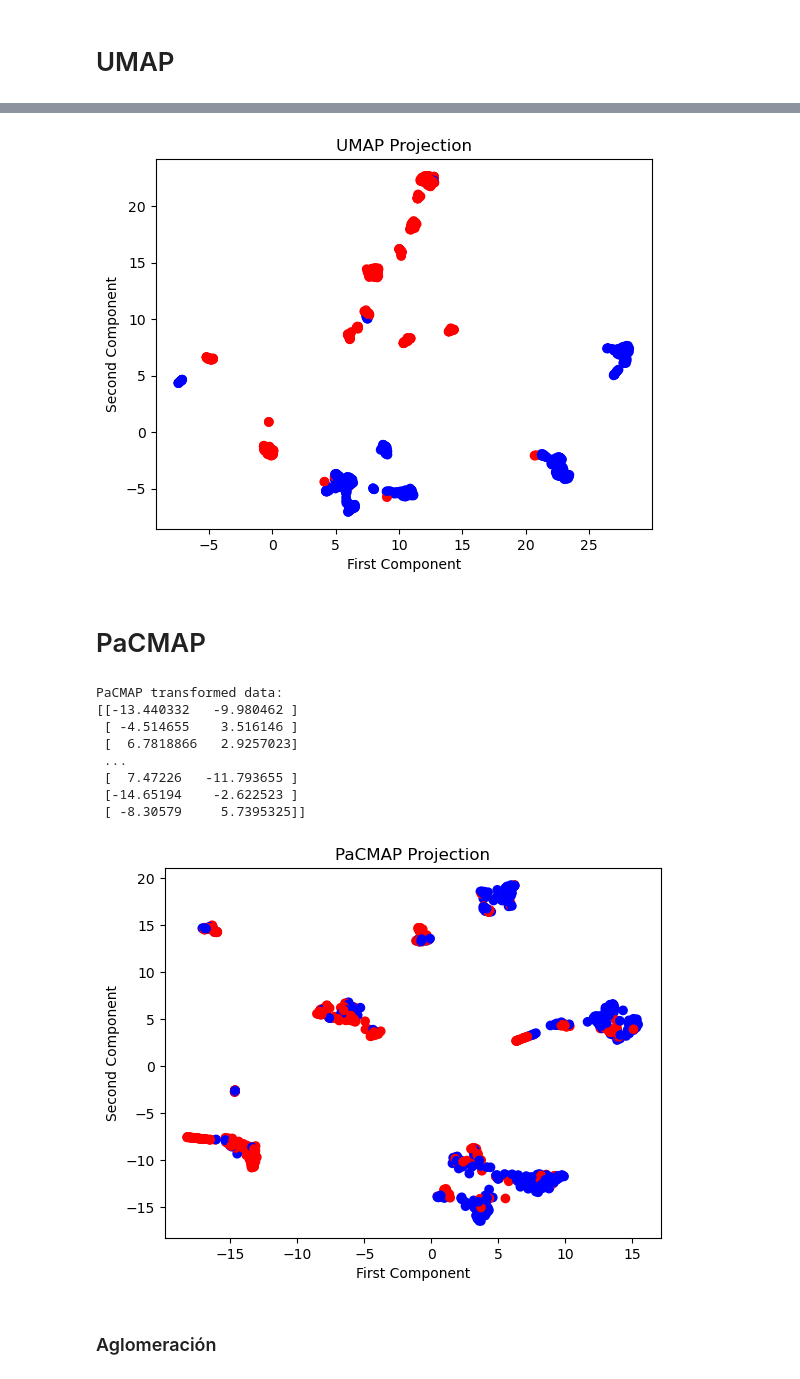
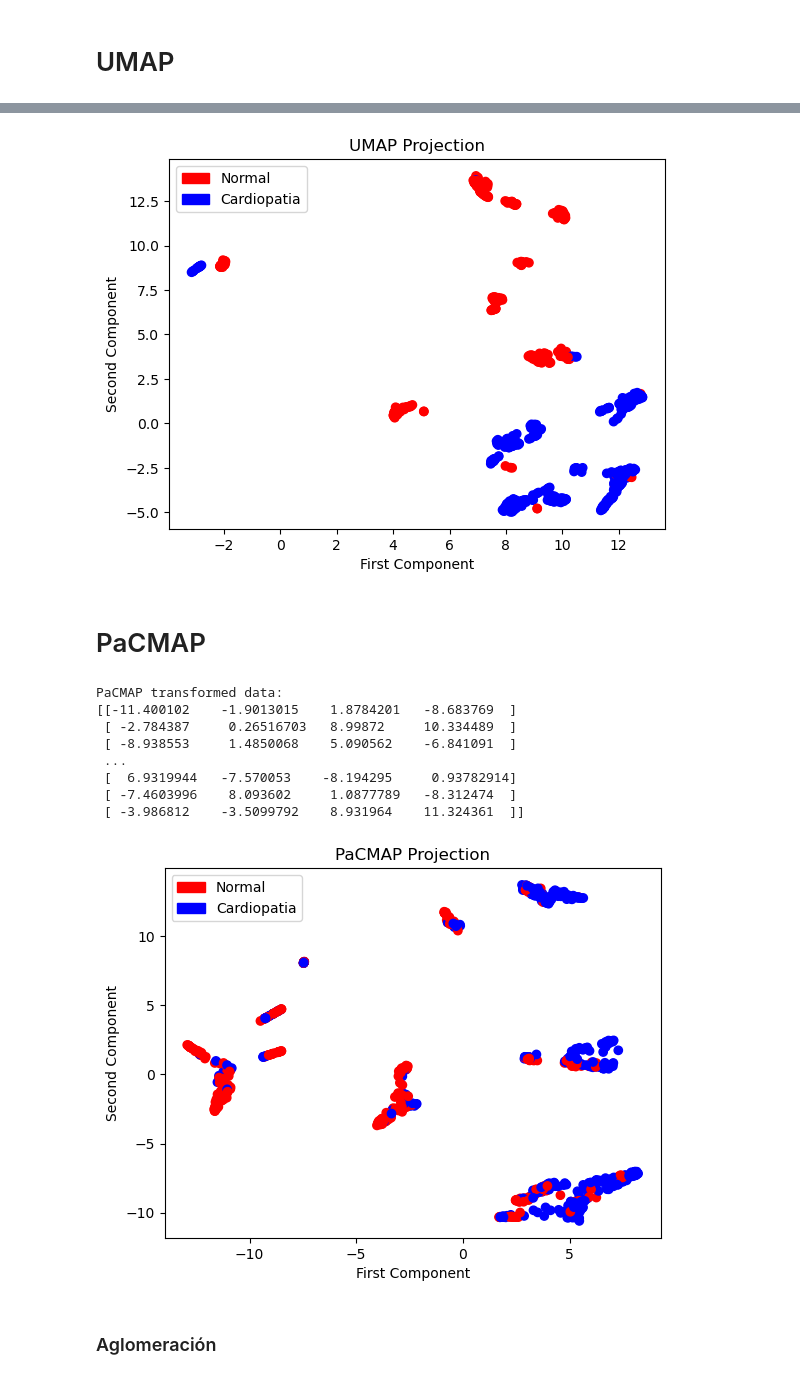
Before and after one commit to CursosLic-PabloAlvarado/tarea-6-t6-brayain, a Jupyter notebook: heart.ipynb, the cells around one changed output, grey strips where cells are left out. Drawn from its saved outputs; the diff is of its cells as text; code cells hidden in the pictures.

```diff
--- a/heart.ipynb
+++ b/heart.ipynb
@@ -228,16 +241,20 @@ plt.xlabel('First Component')
 plt.ylabel('Second Component')
 plt.title('UMAP Projection')
 
+red_patch = mpatches.Patch(color='red', label='Normal')
+blue_patch = mpatches.Patch(color='blue', label='Cardiopatia')
+plt.legend(handles=[red_patch, blue_patch])
+
 plt.show()
 # %% [output]
-[figure, old version]
+[figure, new version]
 # %% [markdown]
 # PaCMAP
 # %%
 import pacmap
 # %%
 # PaCMAP
-reducer = pacmap.PaCMAP(n_components =2)
+reducer = pacmap.PaCMAP(n_components =4)
 X_pacmap = reducer.fit_transform(X_normalized)
 
 # print the transformed data
@@ -245,23 +262,27 @@ print("PaCMAP transformed data:")
 print(X_pacmap)
 # %% [output]
 PaCMAP transformed data:
-[[-13.440332   -9.980462 ]
- [ -4.514655    3.516146 ]
- [  6.7818866   2.9257023]
+[[-11.400102    -1.9013015    1.8784201   -8.683769  ]
+ [ -2.784387     0.26516703   8.99872     10.334489  ]
+ [ -8.938553     1.4850068    5.090562    -6.841091  ]
  ...
- [  7.47226   -11.793655 ]
- [-14.65194    -2.622523 ]
- [ -8.30579     5.7395325]]
+ [  6.9319944   -7.570053    -8.194295     0.93782914]
+ [ -7.4603996    8.093602     1.0877789   -8.312474  ]
+ [ -3.986812    -3.5099792    8.931964    11.324361  ]]
 # %%
 colors = {0: 'red', 1: 'blue'}
 plt.scatter(X_pacmap[:, 0], X_pacmap[:, 1], c=[colors[i] for i in y])
 plt.xlabel('First Component')
 plt.ylabel('Second Component')
 plt.title('PaCMAP Projection')
 
+red_patch = mpatches.Patch(color='red', label='Normal')
+blue_patch = mpatches.Patch(color='blue', label='Cardiopatia')
+plt.legend(handles=[red_patch, blue_patch])
+
 plt.show()
 # %% [output]
-[figure, old version]
+[figure, new version]
 # %% [markdown]
 ###  Aglomeración
 # %% [markdown]
```
Also changed, not shown: parts of 9 cells of this notebook.
